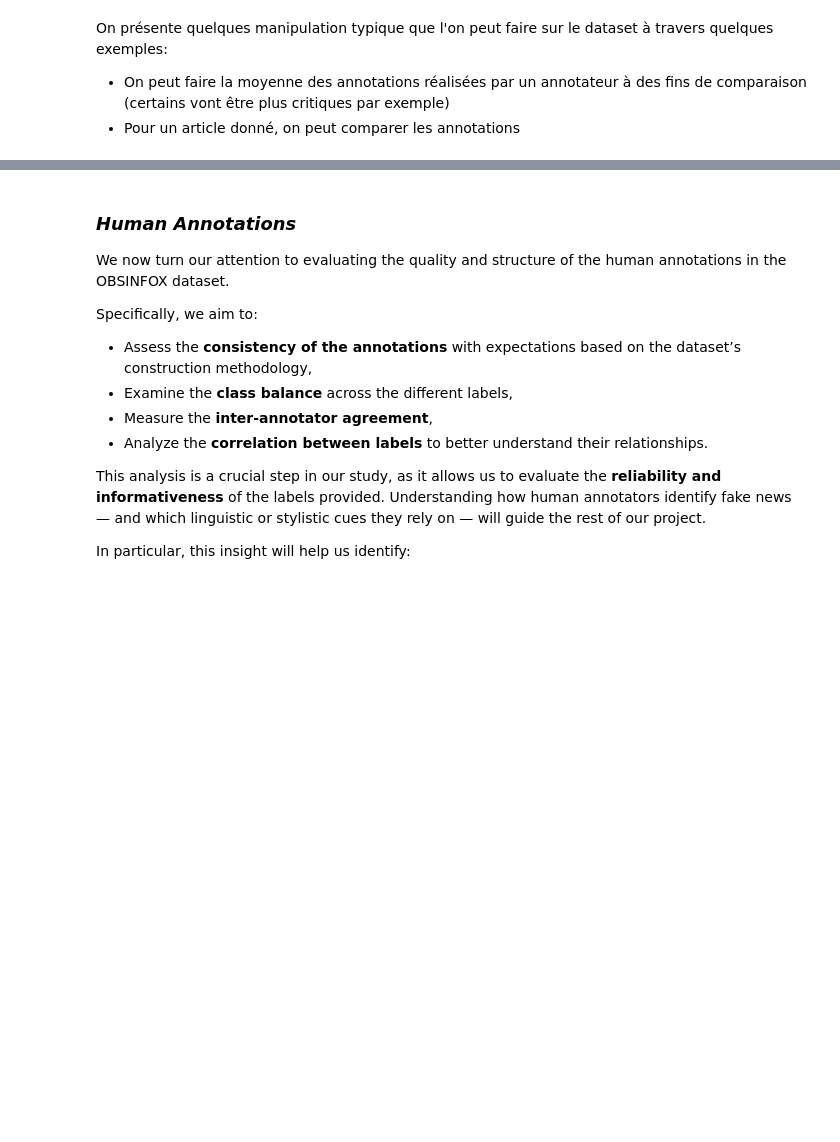
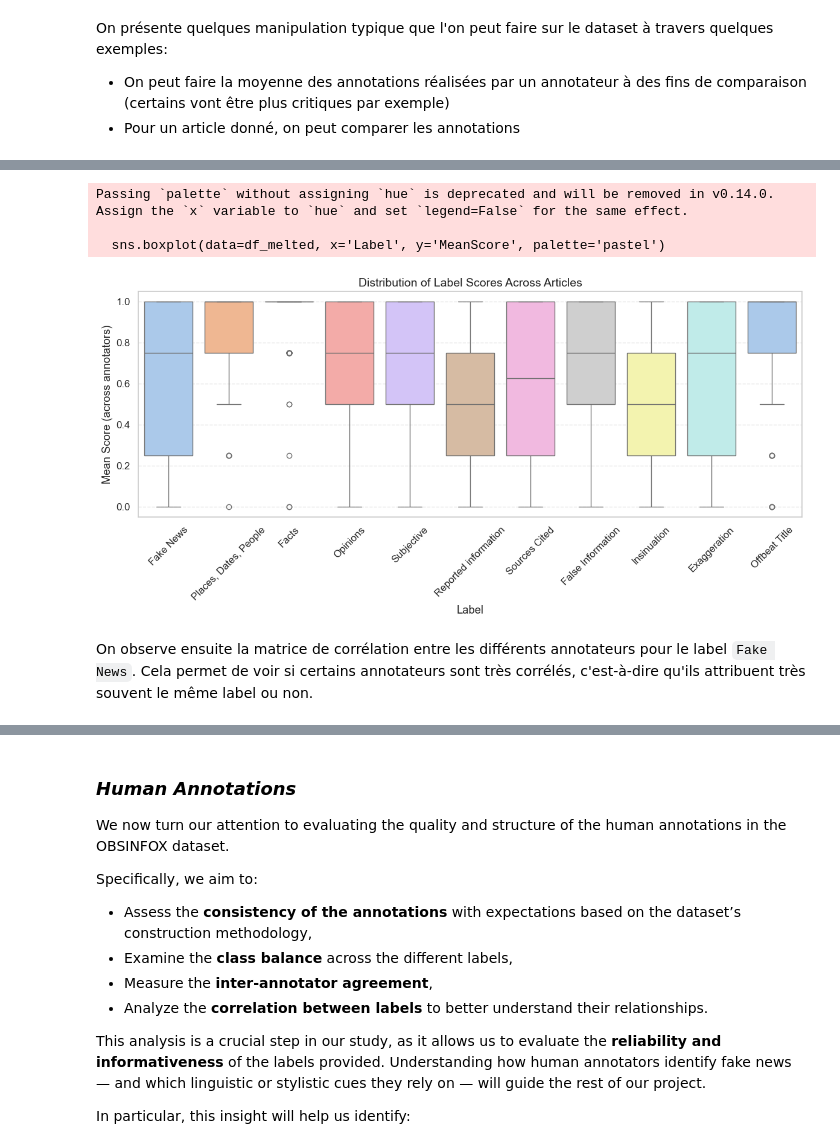
Before and after one commit to PyTomSss/NLP_ENSAE_Project, a Jupyter notebook: main.ipynb, the cells around one changed output, grey strips where cells are left out. Cells and saved outputs as stored; diff of their text form; code cells hidden in the pictures; blank space fills up the shorter version.

```diff
--- a/main.ipynb
+++ b/main.ipynb
@@ -156,5 +185,3 @@ df.duplicated().sum()
 0
 # %% [markdown]
 Pour avoir une facilité d'accès aux différentes annotations pour un article spécifique, on ajoute au dataframe une colonne ``article_ID`` qui identifie de manière unique les 100 textes présents ici.
-# %%
-df['article_id'] =
@@ -199,0 +484,6 @@ Afin de nous approprier les données et avant d'aller plus dans l'analyse, nous
+# %%
+def prepare_matrix_for_fleiss(df_binary):
+
+    counts_1 = df_binary * 8
+    counts_0 = 8 - counts_1
+    return np.vstack([counts_0, counts_1]).T
@@ -199,0 +531,12 @@ Afin de nous approprier les données et avant d'aller plus dans l'analyse, nous
+# %%
+results_agreement = {}
+
+for col in df.columns[2:13]:
+    results_agreement[col] = np.abs(annotations_per_article[col] * 2 - 1).mean()
+
+results_agreement_df = pd.DataFrame.from_dict(results_agreement, orient='index', columns=['Mean Agreement'])
+results_agreement_df.index.name = "Label"
+results_agreement_df = results_agreement_df.sort_values(by='Mean Agreement', ascending=False)
+results_agreement_df.style.bar(subset=["Mean Agreement"], color='#5B9BD5')\
+                .format("{:.2f}")\
+                .set_caption("Mean Agreement for Each Label")
@@ -199,0 +574,30 @@ Afin de nous approprier les données et avant d'aller plus dans l'analyse, nous
+# %%
+annotations_per_article_bis = {}
+
+for col in df.columns[2:13]:
+    annotations_per_article_bis[col] = np.abs(annotations_per_article[col] * 2 - 1)
+
+df_labels = pd.DataFrame(annotations_per_article_bis)
+df_labels = df_labels.reset_index()
+df_labels = df_labels.rename(columns={'index': 'Article ID'})
+df_labels = df_labels.set_index('Article ID')
+
+df_melted = df_labels.melt(var_name='Label', value_name='MeanScore')
+
+plt.figure(figsize=(12, 6))
+sns.boxplot(data=df_melted, x='Label', y='MeanScore', palette='pastel')
+
+plt.title("Distribution of Label Scores Across Articles", fontsize=14)
+plt.xticks(rotation=45)
+plt.xlabel("Label")
+plt.ylabel("Mean Score (across annotators)")
+plt.grid(axis='y', linestyle='--', alpha=0.5)
+plt.tight_layout()
+plt.show()
+# %% [output]
+Passing `palette` without assigning `hue` is deprecated and will be removed in v0.14.0. Assign the `x` variable to `hue` and set `legend=False` for the same effect.
+
+  sns.boxplot(data=df_melted, x='Label', y='MeanScore', palette='pastel')
+[figure, added]
+# %% [markdown]
+On observe ensuite la matrice de corrélation entre les différents annotateurs pour le label ``Fake News``. Cela permet de voir si certains annotateurs sont très corrélés, c'est-à-dire qu'ils attribuent très souvent le même label ou non.
```
Also changed, not shown: parts of 67 cells of this notebook, 1 other file.
